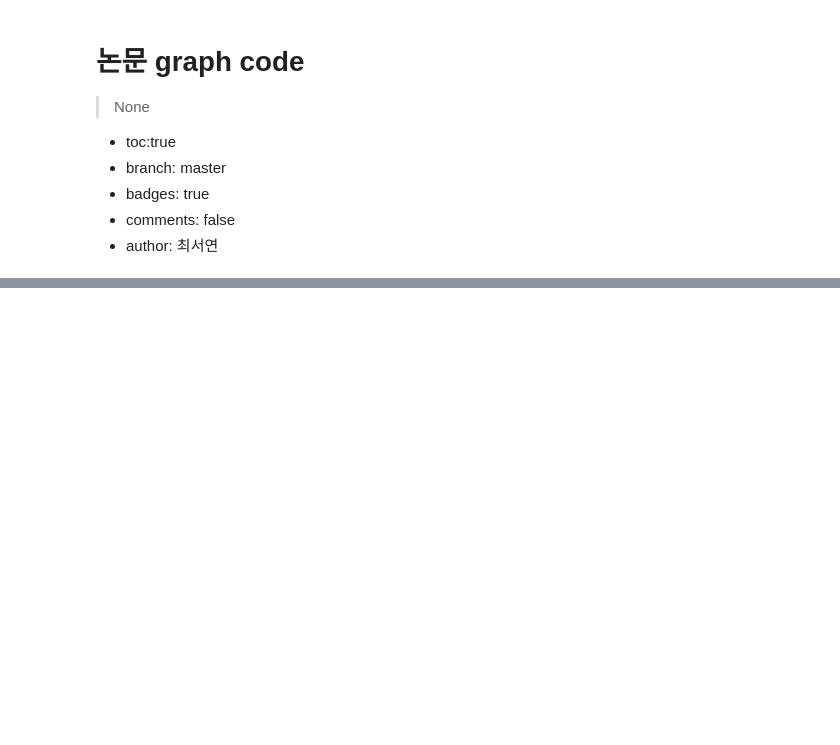
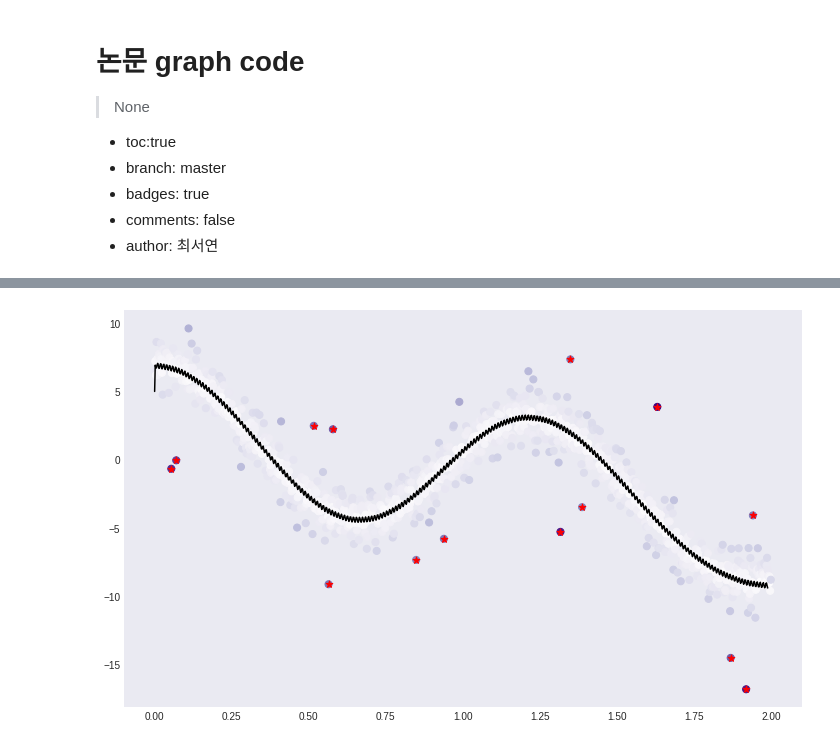
Before and after one commit to seoyeonc/ms, a Jupyter notebook: _notebooks/2022-12-01-graph_code.ipynb, the cells around one changed output, grey strips where cells are left out. Cells and saved outputs as stored; diff of their text form; code cells hidden in the pictures; blank space fills up the shorter version.

```diff
--- a/_notebooks/2022-12-01-graph_code.ipynb
+++ b/_notebooks/2022-12-01-graph_code.ipynb
@@ -29,0 +126,12 @@ from rpy2.robjects.packages import importr
+# %%
+_x = np.linspace(0,2,1000)
+_y1 = -2+ 3*np.cos(_x) + 1*np.cos(2*_x) + 5*np.cos(5*_x)
+_y = _y1 + x
+# %%
+df4=pd.DataFrame({'x':_x, 'y':_y, 'y1':_y1})
+# %%
+_simul4 = SIMUL(df4)
+# %%
+_simul4.fit(sd=5,ref=20,ymin=-10,ymax=15)
+# %% [output]
+[figure, added]
```
Also changed, not shown: parts of 34 cells of this notebook, 2 other files.
